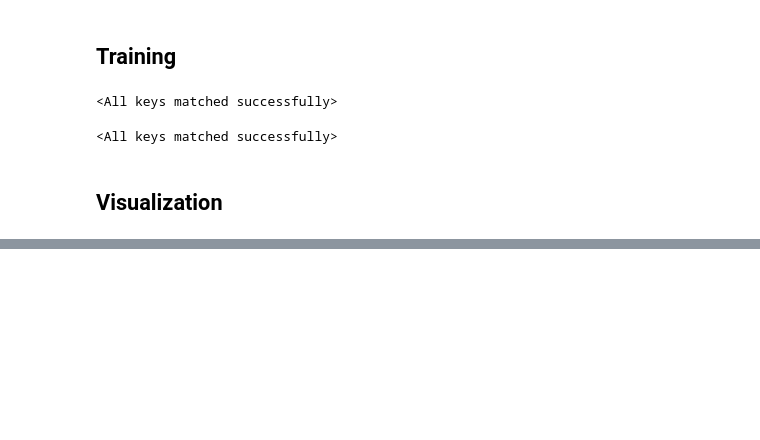
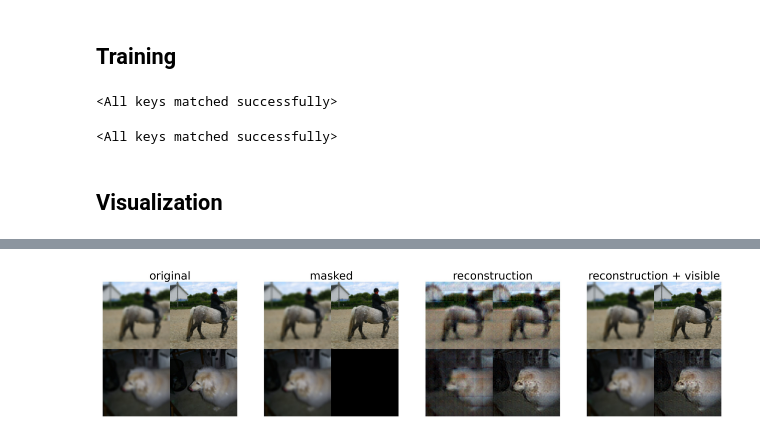
Before and after one commit to mingjie0508/MAE_GAN, a Jupyter notebook: train_iprompt.ipynb, the cells around one changed output, grey strips where cells are left out. Saved outputs shown, nothing was run; the diff lists cells and outputs as text; code cells hidden in the pictures; blank space fills up the shorter version.

```diff
--- a/train_iprompt.ipynb
+++ b/train_iprompt.ipynb
@@ -387,2 +392,6 @@ run_one_image(sample, generator, mask_ratio=0.75)
+# %%
+run_one_image(sample, generator, mask_ratio=0.75)
+# %% [output]
+[figure, added]
 # %%
 plt.close()
```
Also changed, not shown: parts of 4 cells of this notebook.
